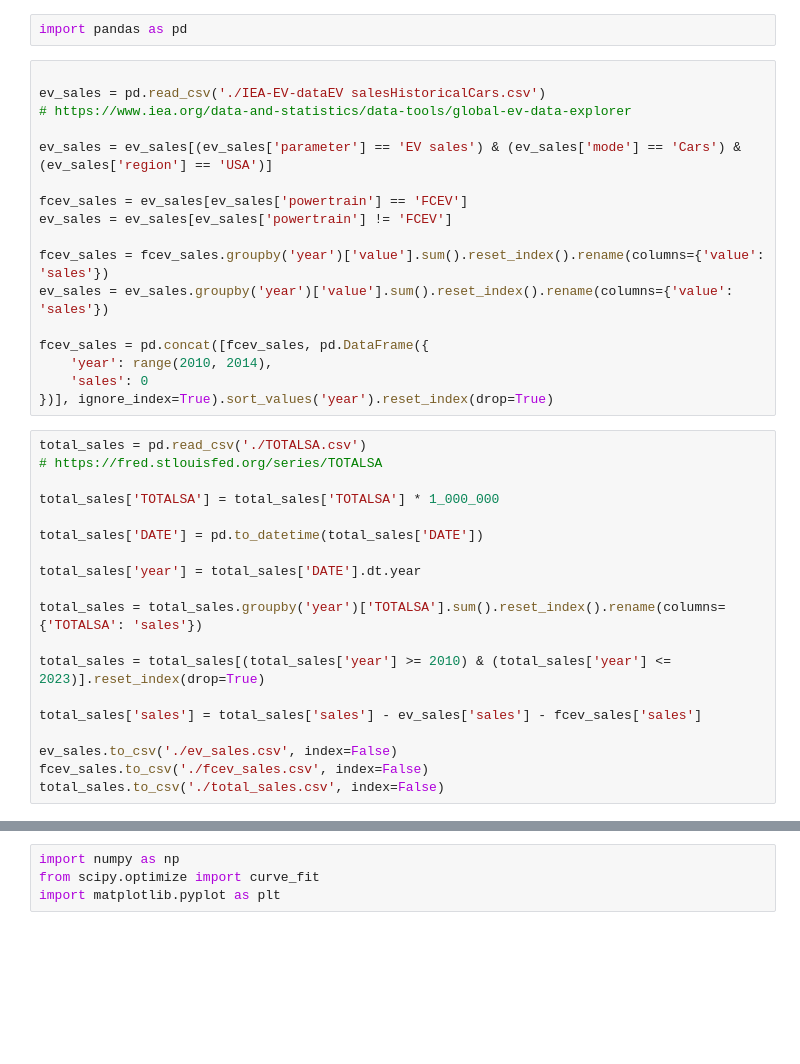
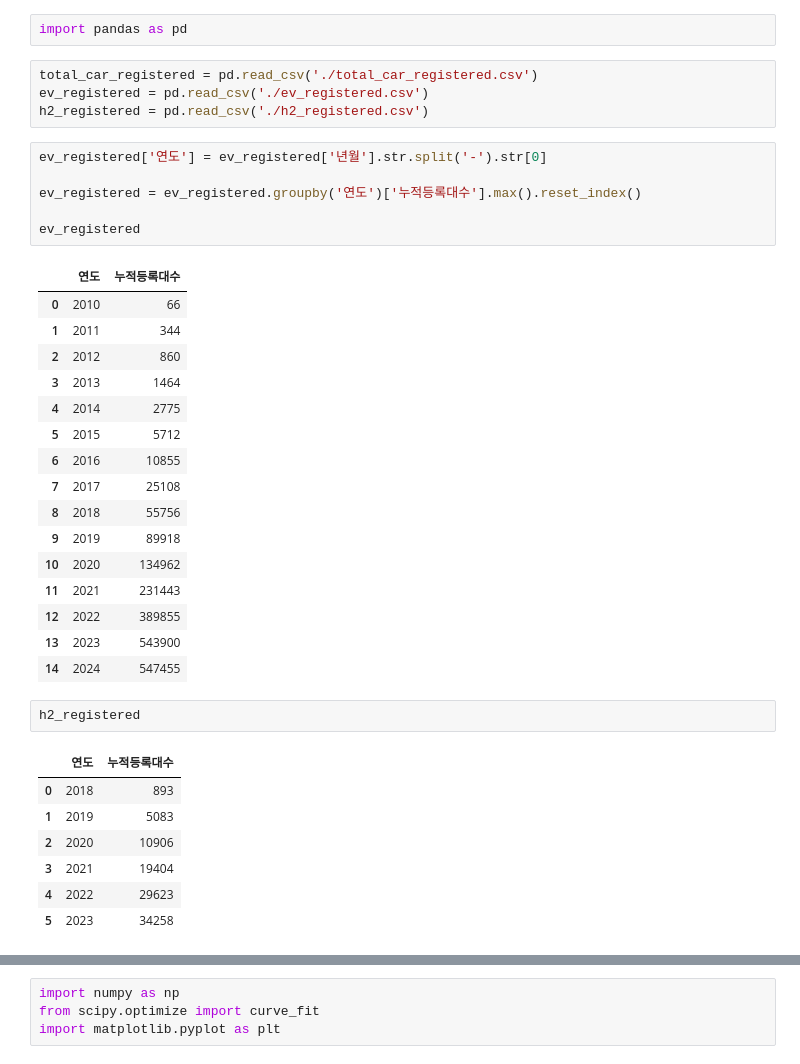
Before and after one commit to eslerkang/optimization-lab, a Jupyter notebook: iie3114/project.ipynb, the cells around one changed output, grey strips where cells are left out. Drawn from its saved outputs; the diff is of its cells as text; blank space fills up the shorter version.

```diff
--- a/iie3114/project.ipynb
+++ b/iie3114/project.ipynb
@@ -1,38 +1,39 @@
 # %%
 import pandas as pd
-# %%
-
-ev_sales = pd.read_csv('./IEA-EV-dataEV salesHistoricalCars.csv')
-# https://www.iea.org/data-and-statistics/data-tools/global-ev-data-explorer
-
-ev_sales = ev_sales[(ev_sales['parameter'] == 'EV sales') & (ev_sales['mode'] == 'Cars') & (ev_sales['region'] == 'USA')]
-
-fcev_sales = ev_sales[ev_sales['powertrain'] == 'FCEV']
-ev_sales = ev_sales[ev_sales['powertrain'] != 'FCEV']
-
-fcev_sales = fcev_sales.groupby('year')['value'].sum().reset_index().rename(columns={'value': 'sales'})
-ev_sales = ev_sales.groupby('year')['value'].sum().reset_index().rename(columns={'value': 'sales'})
-
-fcev_sales = pd.concat([fcev_sales, pd.DataFrame({
-    'year': range(2010, 2014),
-    'sales': 0
-})], ignore_index=True).sort_values('year').reset_index(drop=True)
-# %%
-total_sales = pd.read_csv('./TOTALSA.csv')
-# https://fred.stlouisfed.org/series/TOTALSA
-
-total_sales['TOTALSA'] = total_sales['TOTALSA'] * 1_000_000
-
-total_sales['DATE'] = pd.to_datetime(total_sales['DATE'])
-
-total_sales['year'] = total_sales['DATE'].dt.year
-
-total_sales = total_sales.groupby('year')['TOTALSA'].sum().reset_index().rename(columns={'TOTALSA': 'sales'})
-
-total_sales = total_sales[(total_sales['year'] >= 2010) & (total_sales['year'] <= 2023)].reset_index(drop=True)
-
-total_sales['sales'] = total_sales['sales'] - ev_sales['sales'] - fcev_sales['sales']
-
-ev_sales.to_csv('./ev_sales.csv', index=False)
-fcev_sales.to_csv('./fcev_sales.csv', index=False)
-total_sales.to_csv('./total_sales.csv', index=False)
+# %%
+total_car_registered = pd.read_csv('./total_car_registered.csv')
+ev_registered = pd.read_csv('./ev_registered.csv')
+h2_registered = pd.read_csv('./h2_registered.csv')
+# %%
+ev_registered['연도'] = ev_registered['년월'].str.split('-').str[0]
+
+ev_registered = ev_registered.groupby('연도')['누적등록대수'].max().reset_index()
+
+ev_registered
+# %% [output]
+|  | 연도 | 누적등록대수 |
+| 0 | 2010 | 66 |
+| 1 | 2011 | 344 |
+| 2 | 2012 | 860 |
+| 3 | 2013 | 1464 |
+| 4 | 2014 | 2775 |
+| 5 | 2015 | 5712 |
+| 6 | 2016 | 10855 |
+| 7 | 2017 | 25108 |
+| 8 | 2018 | 55756 |
+| 9 | 2019 | 89918 |
+| 10 | 2020 | 134962 |
+| 11 | 2021 | 231443 |
+| 12 | 2022 | 389855 |
+| 13 | 2023 | 543900 |
+| 14 | 2024 | 547455 |
+# %%
+h2_registered
+# %% [output]
+|  | 연도 | 누적등록대수 |
+| 0 | 2018 | 893 |
+| 1 | 2019 | 5083 |
+| 2 | 2020 | 10906 |
+| 3 | 2021 | 19404 |
+| 4 | 2022 | 29623 |
+| 5 | 2023 | 34258 |
```
Also changed, not shown: parts of 12 cells of this notebook, 12 other files.
